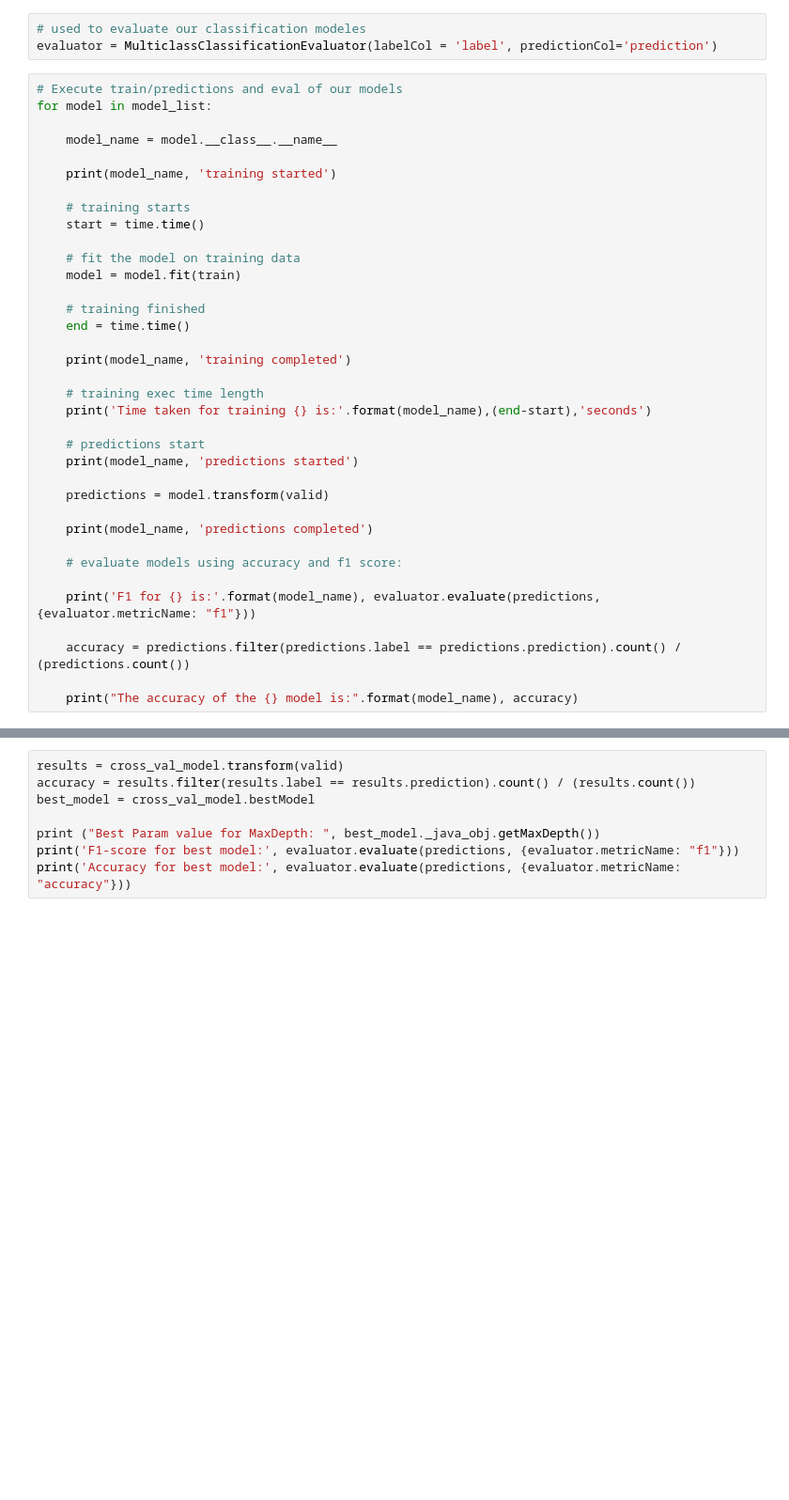
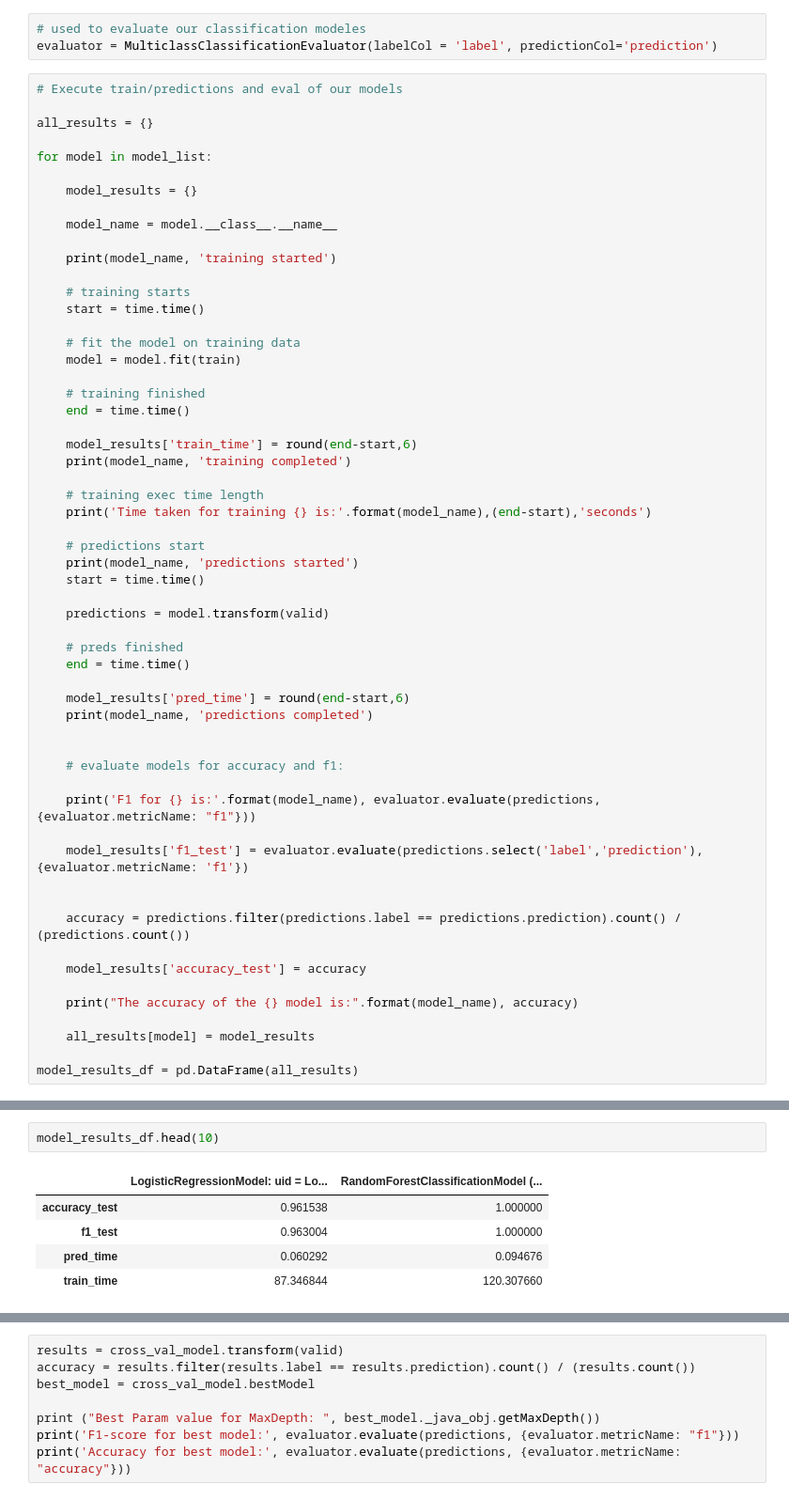
Before and after one commit to sammeister/nanodegree-projects, a Jupyter notebook: nd-capestone/Sparkify.ipynb, the cells around one changed output, grey strips where cells are left out. Shown: that part at 94% size. Cells and saved outputs as stored; diff of their text form; blank space fills up the shorter version.

```diff
--- a/nd-capestone/Sparkify.ipynb
+++ b/nd-capestone/Sparkify.ipynb
@@ -751,7 +771,12 @@ model_list = [lr,rfc]
 evaluator = MulticlassClassificationEvaluator(labelCol = 'label', predictionCol='prediction')
 # %%
 # Execute train/predictions and eval of our models
+
+all_results = {}
+
 for model in model_list:
+
+    model_results = {}
 
     model_name = model.__class__.__name__
 
@@ -766,6 +791,7 @@ for model in model_list:
     # training finished
     end = time.time()
 
+    model_results['train_time'] = round(end-start,6)
     print(model_name, 'training completed')
 
     # training exec time length
@@ -773,18 +799,33 @@ for model in model_list:
 
     # predictions start
     print(model_name, 'predictions started')
+    start = time.time()
 
     predictions = model.transform(valid)
 
+    # preds finished
+    end = time.time()
+
+    model_results['pred_time'] = round(end-start,6)
     print(model_name, 'predictions completed')
 
-    # evaluate models using accuracy and f1 score:
+
+    # evaluate models for accuracy and f1:
 
     print('F1 for {} is:'.format(model_name), evaluator.evaluate(predictions, {evaluator.metricName: "f1"}))
 
+    model_results['f1_test'] = evaluator.evaluate(predictions.select('label','prediction'),{evaluator.metricName: 'f1'})
+
+
     accuracy = predictions.filter(predictions.label == predictions.prediction).count() / (predictions.count())
 
+    model_results['accuracy_test'] = accuracy
+
     print("The accuracy of the {} model is:".format(model_name), accuracy)
+
+    all_results[model] = model_results
+
+model_results_df = pd.DataFrame(all_results)
 # %% [output]
 LogisticRegression training started
 LogisticRegression training completed
@@ -800,4 +841,12 @@ RandomForestClassifier predictions started
 RandomForestClassifier predictions completed
 F1 for RandomForestClassifier is: 1.0
 The accuracy of the RandomForestClassifier model is: 1.0
+# %%
+model_results_df.head(10)
+# %% [output]
+|  | LogisticRegressionModel: uid = Lo... | RandomForestClassificationModel (... |
+| accuracy_test | 0.961538 | 1.000000 |
+| f1_test | 0.963004 | 1.000000 |
+| pred_time | 0.060292 | 0.094676 |
+| train_time | 87.346844 | 120.307660 |
 # %% [markdown]
```
Also changed, not shown: parts of 5 cells of this notebook, 2 other files.
